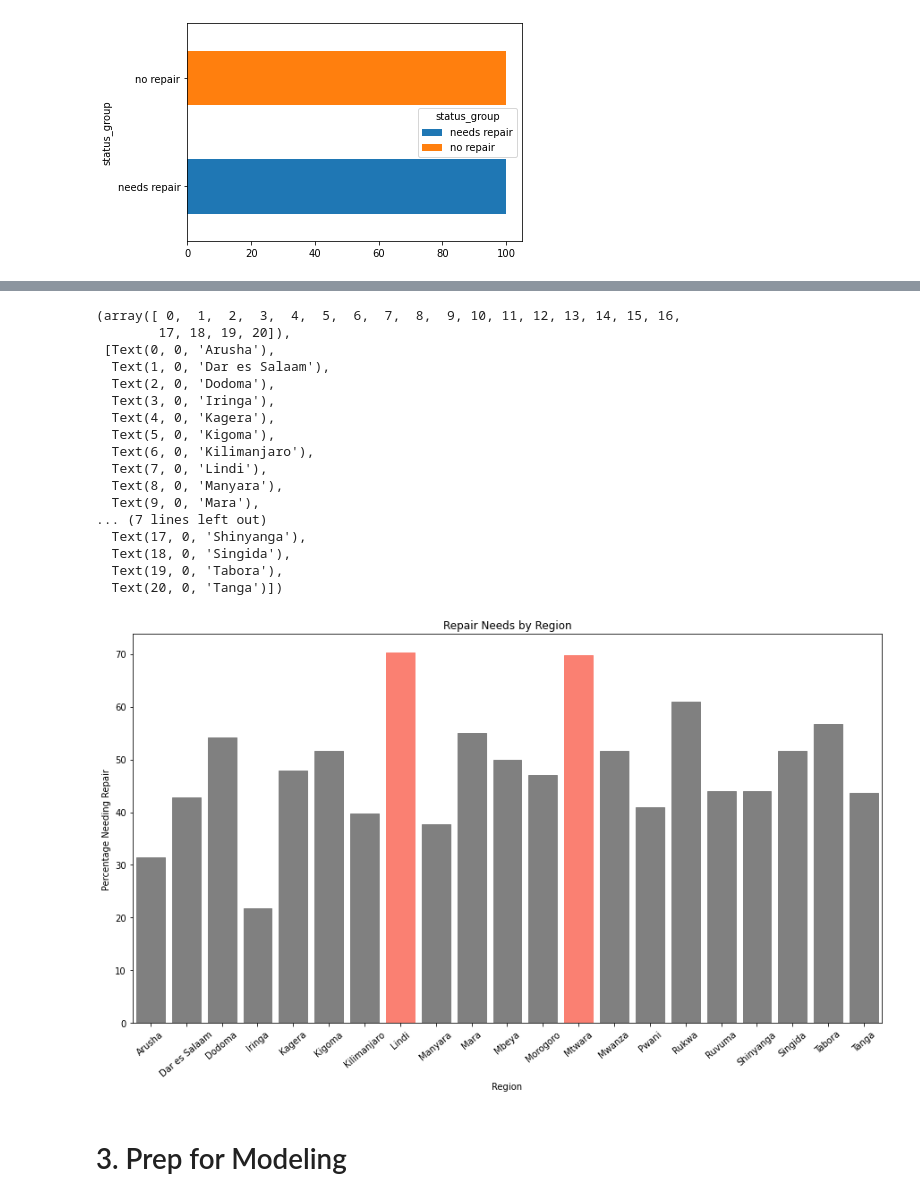
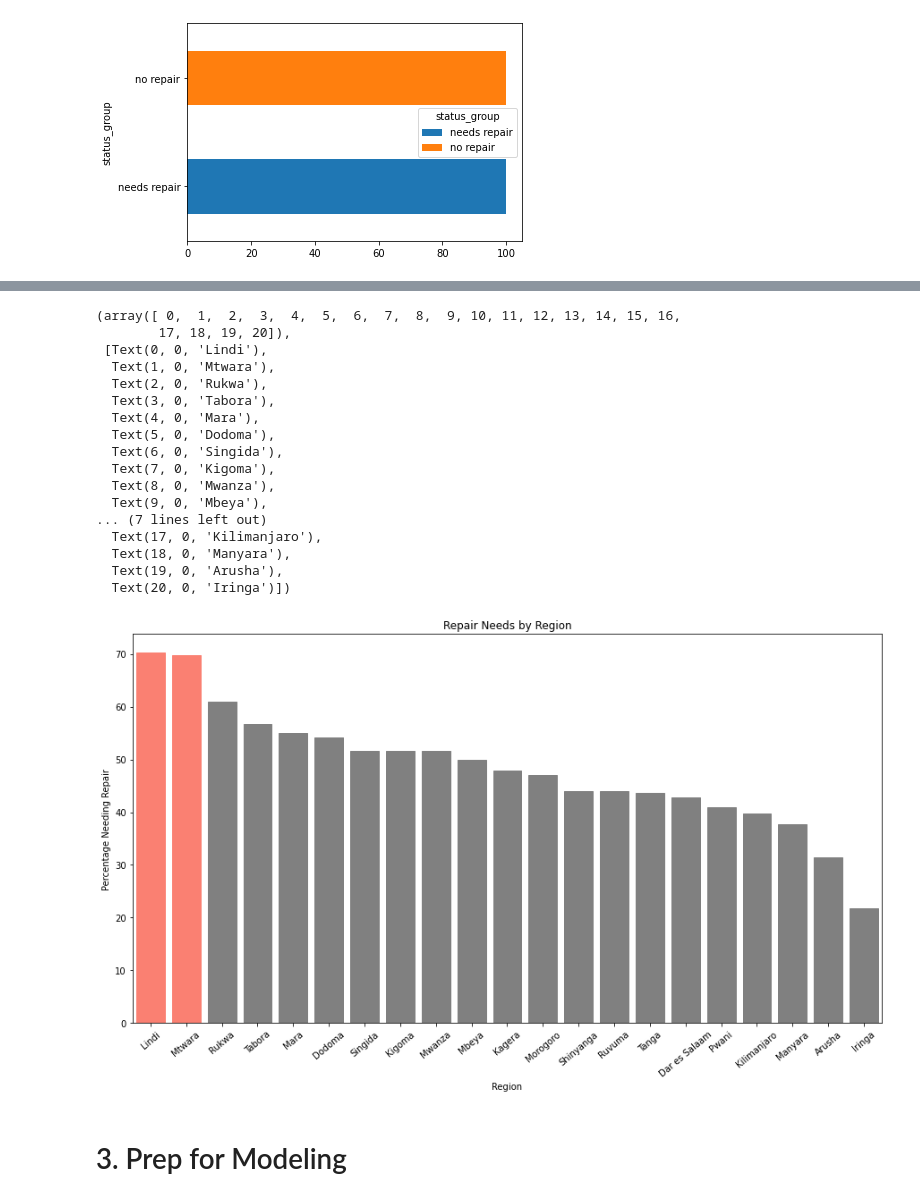
Before and after one commit to saifword/Tanz_well_predict, a Jupyter notebook: tanz_well.ipynb, the cells around one changed output, grey strips where cells are left out. Drawn from its saved outputs; the diff is of its cells as text; code cells hidden in the pictures.

```diff
--- a/tanz_well.ipynb
+++ b/tanz_well.ipynb
@@ -511,6 +520,7 @@ rep_q = df.groupby('quantity')['status_group'].value_counts(normalize=True).unst
 # Quantity chart
 
 rep_q = df.groupby('quantity')['status_group'].value_counts(normalize=True).unstack().reset_index()
+rep_q = rep_q.sort_values(['needs repair'], ascending=False).reset_index()
 rep_q['needs repair'] = rep_q['needs repair']*100
 
 plt.figure(figsize=(10,8))
@@ -542,6 +552,7 @@ plt.xticks(np.arange(5), rotation=40)
 # Payment chart
 
 rep_p = df.groupby('payment_type')['status_group'].value_counts(normalize=True).unstack().reset_index()
+rep_p = rep_p.sort_values(['needs repair'], ascending=False).reset_index()
 rep_p['needs repair'] = rep_p['needs repair']*100
 
 plt.figure(figsize=(10,8))
@@ -576,39 +587,40 @@ plt.xticks(np.arange(7), rotation=40)
 # %%
 rep_r = df.groupby('region')['status_group'].value_counts(normalize=True).unstack().reset_index()
+rep_r = rep_r.sort_values(['needs repair'], ascending=False).reset_index()
 rep_r['needs repair'] = rep_r['needs repair']*100
 
 plt.figure(figsize=(15,8))
 ax = sns.barplot(data=rep_r, x='region', y='needs repair', ci=False)
 
 for bar in ax.patches:
     if bar.get_height() > 65:
         bar.set_color('salmon')
     else:
         bar.set_color('grey')
 
 plt.xlabel('Region')
 plt.ylabel('Percentage Needing Repair')
 plt.title('Repair Needs by Region')
 plt.xticks(rotation=40)
 # %% [output]
 (array([ 0,  1,  2,  3,  4,  5,  6,  7,  8,  9, 10, 11, 12, 13, 14, 15, 16,
         17, 18, 19, 20]),
- [Text(0, 0, 'Arusha'),
-  Text(1, 0, 'Dar es Salaam'),
-  Text(2, 0, 'Dodoma'),
-  Text(3, 0, 'Iringa'),
-  Text(4, 0, 'Kagera'),
-  Text(5, 0, 'Kigoma'),
-  Text(6, 0, 'Kilimanjaro'),
-  Text(7, 0, 'Lindi'),
-  Text(8, 0, 'Manyara'),
-  Text(9, 0, 'Mara'),
+ [Text(0, 0, 'Lindi'),
+  Text(1, 0, 'Mtwara'),
+  Text(2, 0, 'Rukwa'),
+  Text(3, 0, 'Tabora'),
+  Text(4, 0, 'Mara'),
+  Text(5, 0, 'Dodoma'),
+  Text(6, 0, 'Singida'),
+  Text(7, 0, 'Kigoma'),
+  Text(8, 0, 'Mwanza'),
+  Text(9, 0, 'Mbeya'),
 ... (7 lines left out)
-  Text(17, 0, 'Shinyanga'),
-  Text(18, 0, 'Singida'),
-  Text(19, 0, 'Tabora'),
-  Text(20, 0, 'Tanga')])
+  Text(17, 0, 'Kilimanjaro'),
+  Text(18, 0, 'Manyara'),
+  Text(19, 0, 'Arusha'),
+  Text(20, 0, 'Iringa')])
-[figure, old version]
+[figure, new version]
 # %% [markdown]
 # 3. Prep for Modeling
 # %%
```
Also changed, not shown: parts of 41 cells of this notebook, 3 other files.
